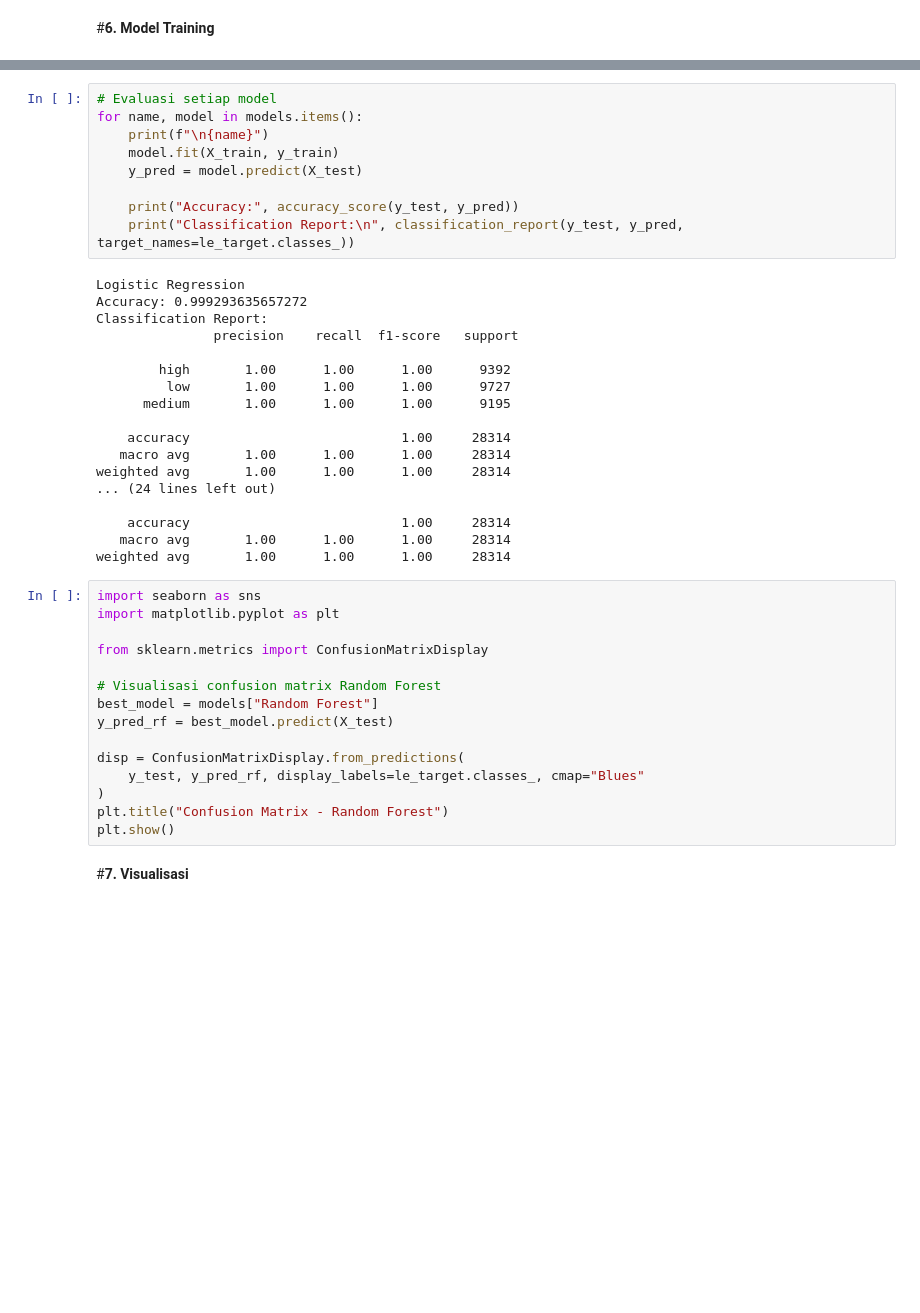
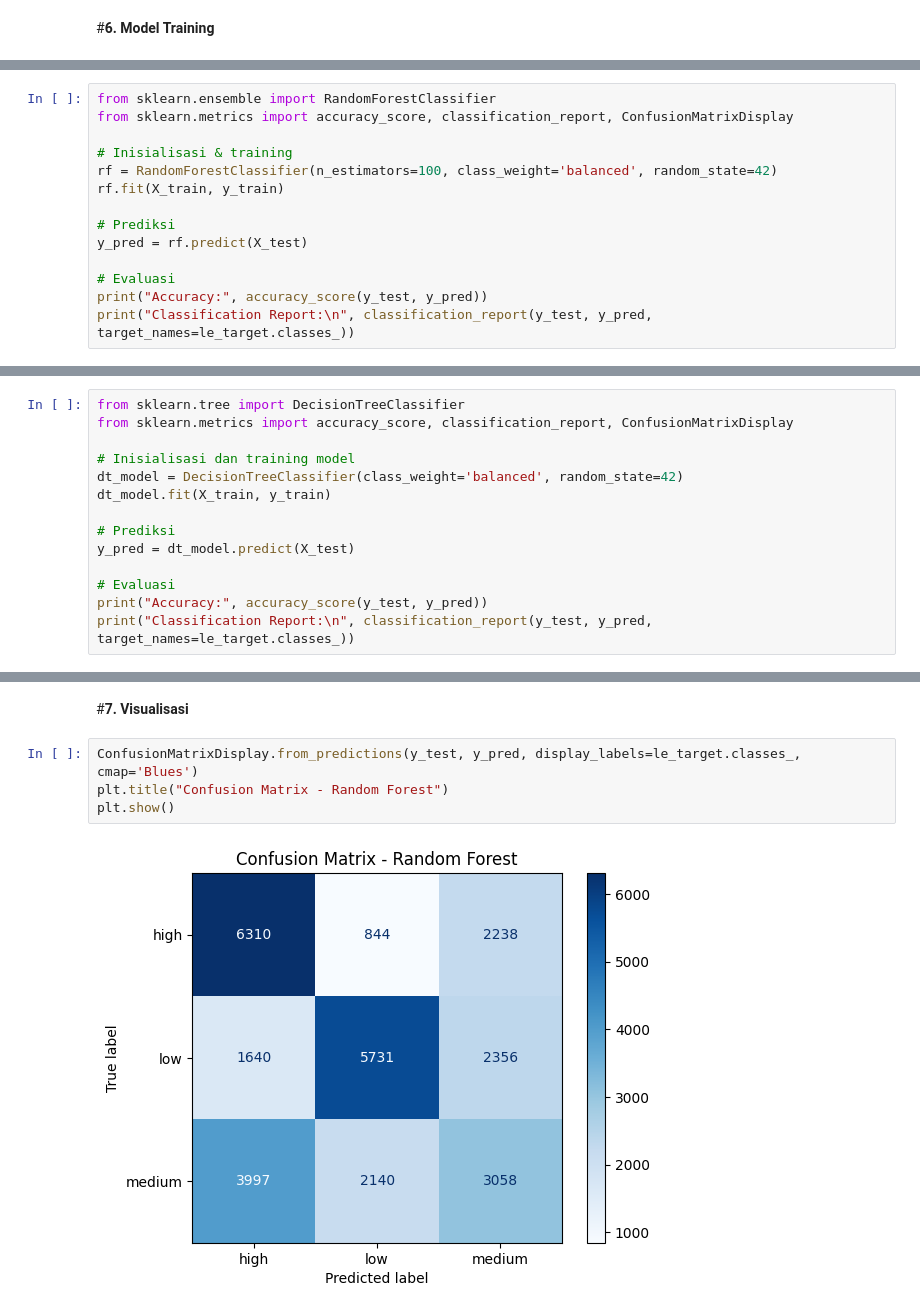
Before and after one commit to fathanzys/Data, a Jupyter notebook: uas_DataMining.ipynb, the cells around one changed output, grey strips where cells are left out. Saved outputs shown, nothing was run; the diff lists cells and outputs as text; blank space fills up the shorter version.

```diff
--- a/uas_DataMining.ipynb
+++ b/uas_DataMining.ipynb
@@ -417,0 +215,14 @@ models = {
+# %%
+from sklearn.ensemble import RandomForestClassifier
+from sklearn.metrics import accuracy_score, classification_report, ConfusionMatrixDisplay
+
+# Inisialisasi & training
+rf = RandomForestClassifier(n_estimators=100, class_weight='balanced', random_state=42)
+rf.fit(X_train, y_train)
+
+# Prediksi
+y_pred = rf.predict(X_test)
+
+# Evaluasi
+print("Accuracy:", accuracy_score(y_test, y_pred))
+print("Classification Report:\n", classification_report(y_test, y_pred, target_names=le_target.classes_))
@@ -417,0 +241,14 @@ models = {
+# %%
+from sklearn.tree import DecisionTreeClassifier
+from sklearn.metrics import accuracy_score, classification_report, ConfusionMatrixDisplay
+
+# Inisialisasi dan training model
+dt_model = DecisionTreeClassifier(class_weight='balanced', random_state=42)
+dt_model.fit(X_train, y_train)
+
+# Prediksi
+y_pred = dt_model.predict(X_test)
+
+# Evaluasi
+print("Accuracy:", accuracy_score(y_test, y_pred))
+print("Classification Report:\n", classification_report(y_test, y_pred, target_names=le_target.classes_))
@@ -423,44 +281,8 @@ print("Cross-validation Accuracy: %.4f ± %.4f" % (scores.mean(), scores.std()))
-# %%
-# Evaluasi setiap model
-for name, model in models.items():
-    print(f"\n{name}")
-    model.fit(X_train, y_train)
-    y_pred = model.predict(X_test)
-
-    print("Accuracy:", accuracy_score(y_test, y_pred))
-    print("Classification Report:\n", classification_report(y_test, y_pred, target_names=le_target.classes_))
-# %% [output]
-Logistic Regression
-Accuracy: 0.999293635657272
-Classification Report:
-               precision    recall  f1-score   support
-
-        high       1.00      1.00      1.00      9392
-         low       1.00      1.00      1.00      9727
-      medium       1.00      1.00      1.00      9195
-
-    accuracy                           1.00     28314
-   macro avg       1.00      1.00      1.00     28314
-weighted avg       1.00      1.00      1.00     28314
-... (24 lines left out)
-
-    accuracy                           1.00     28314
-   macro avg       1.00      1.00      1.00     28314
-weighted avg       1.00      1.00      1.00     28314
-# %%
-import seaborn as sns
-import matplotlib.pyplot as plt
-
-from sklearn.metrics import ConfusionMatrixDisplay
-
-# Visualisasi confusion matrix Random Forest
-best_model = models["Random Forest"]
-y_pred_rf = best_model.predict(X_test)
-
-disp = ConfusionMatrixDisplay.from_predictions(
-    y_test, y_pred_rf, display_labels=le_target.classes_, cmap="Blues"
-)
-plt.title("Confusion Matrix - Random Forest")
-plt.show()
 # %% [markdown]
 #**7. Visualisasi**
+# %%
+ConfusionMatrixDisplay.from_predictions(y_test, y_pred, display_labels=le_target.classes_, cmap='Blues')
+plt.title("Confusion Matrix - Random Forest")
+plt.show()
+# %% [output]
+[figure, added]
```
Also changed, not shown: parts of 26 cells of this notebook.
